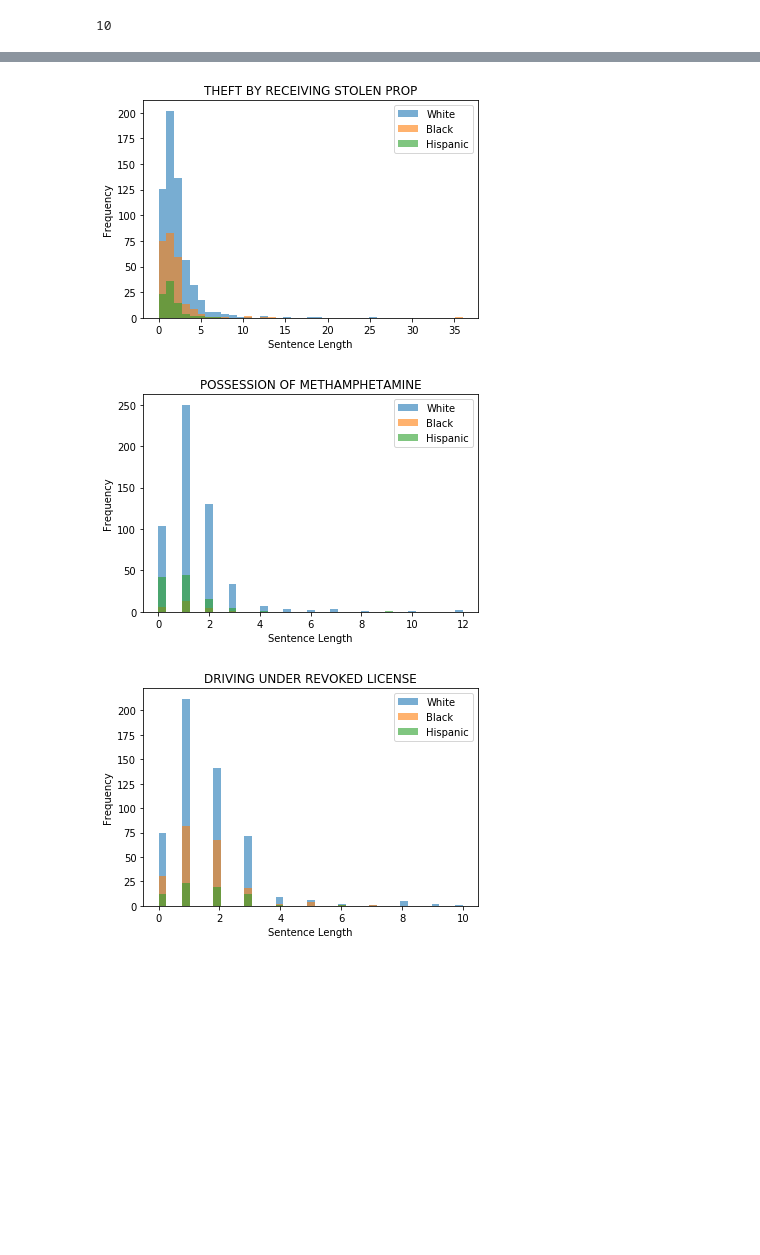
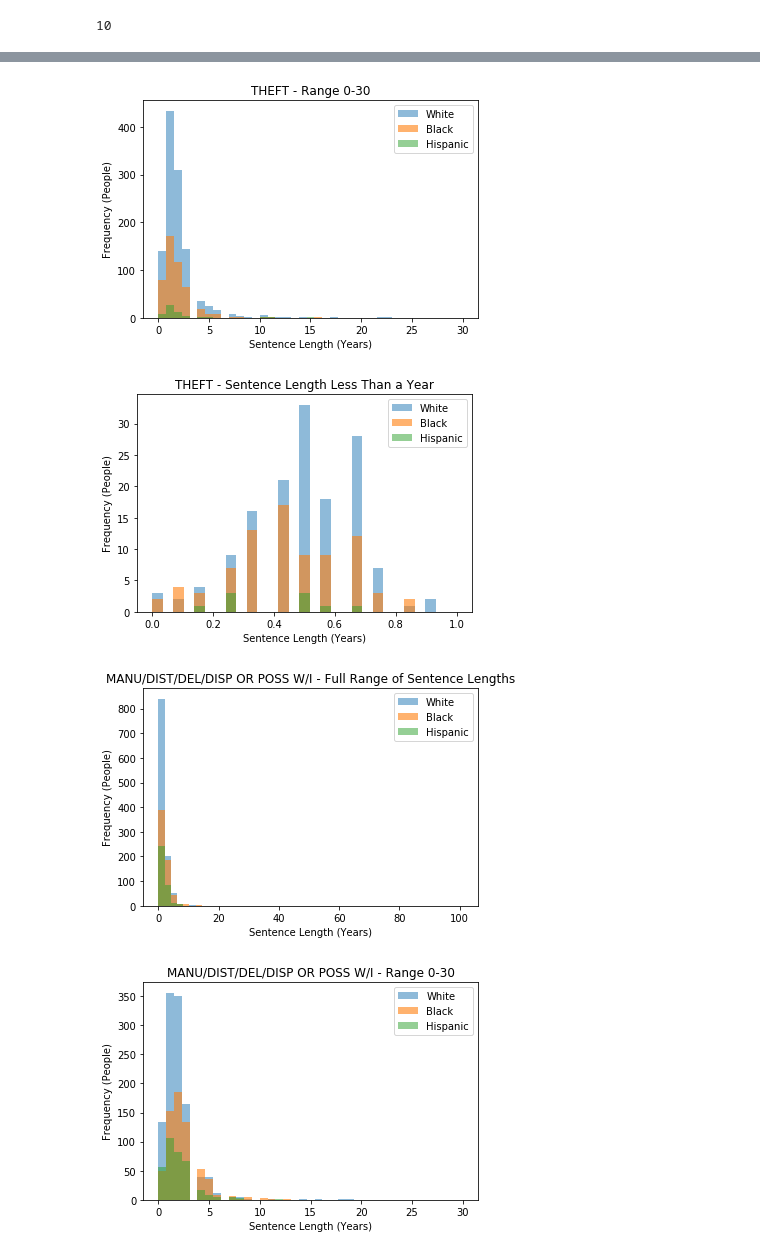
Before and after one commit to icwill/BigData_Spring2019_FinalProject, a Jupyter notebook: playing with visuals.ipynb, the cells around one changed output, grey strips where cells are left out. Drawn from its saved outputs; the diff is of its cells as text; code cells hidden in the pictures; blank space fills up the shorter version.

Commit message:
more visualizations

```diff
--- a/playing with visuals.ipynb
+++ b/playing with visuals.ipynb
@@ -347,34 +392,54 @@ for crime in top_crimes:
     for i in range(len(white_list)):
         if white_list[i] == "LFE" or white_list[i] == "DTH":
             white_list[i] = 122
-        white_list[i] = int(white_list[i])
+        white_list[i] = float(white_list[i])
         if white_list[i] < 0:
             white_list[i] = 0
     black_list = sentence_dict[crime + " - BLACK"]
     for i in range(len(black_list)):
         if black_list[i] == "LFE" or black_list[i] == "DTH":
             black_list[i] = 122
-        black_list[i] = int(black_list[i])
+        black_list[i] = float(black_list[i])
         if black_list[i] < 0:
             black_list[i] = 0
     hisp_list = sentence_dict[crime + " - HISPANIC"]
     for i in range(len(hisp_list)):
         if hisp_list[i] == "LFE" or hisp_list[i] == "DTH":
             hisp_list[i] = 122
-        hisp_list[i] = int(hisp_list[i])
+        hisp_list[i] = float(hisp_list[i])
         if hisp_list[i] < 0:
             hisp_list[i] = 0
 
 
-    bins = np.linspace(0, max(max(white_list), max(black_list)), 40)
-    plt.hist(white_list, bins, alpha=0.6, label='White')
+    bins = np.linspace(0, max(white_list), 50)
+    plt.hist(white_list, bins, alpha=0.5, label='White')
     plt.hist(black_list, bins, alpha=0.6, label='Black')
-    plt.hist(hisp_list, bins, alpha=0.6, label='Hispanic')
+    plt.hist(hisp_list, bins, alpha=0.5, label='Hispanic')
     plt.legend(loc='upper right')
-    plt.title(crime)
-    plt.xlabel("Sentence Length")
-    plt.ylabel("Frequency")
+    plt.title(crime + " - Full Range of Sentence Lengths")
+    plt.xlabel("Sentence Length (Years)")
+    plt.ylabel("Frequency (People)")
+    plt.show()
 
 
+    #plt.subplot(1, 2, 1)
+    bins = np.linspace(0, min(max(white_list), 30), 40)
+    plt.hist(white_list, bins, alpha=0.5, label='White')
+    plt.hist(black_list, bins, alpha=0.6, label='Black')
+    plt.hist(hisp_list, bins, alpha=0.5, label='Hispanic')
+    plt.legend(loc='upper right')
+    plt.title(crime + " - Range 0-30")
+    plt.xlabel("Sentence Length (Years)")
+    plt.ylabel("Frequency (People)")
     plt.show()
+
+    bins = np.linspace(0, min(max(white_list), 0.9999), 30)
+    plt.hist(white_list, bins, alpha=0.5, label='White')
+    plt.hist(black_list, bins, alpha=0.6, label='Black')
+    plt.hist(hisp_list, bins, alpha=0.5, label='Hispanic')
+    plt.legend(loc='upper right')
+    plt.title(crime + " - Sentence Length Less Than a Year")
+    plt.xlabel("Sentence Length (Years)")
+    plt.ylabel("Frequency (People)")
+    plt.show()
 # %% [output]
@@ -388,3 +453,4 @@ for crime in top_crimes:
-[figure, old version]
+[figure, new version]
-[figure, old version]
+[figure, new version]
-[figure, old version]
+[figure, new version]
+[figure, added]
```
Also changed, not shown: parts of 10 cells of this notebook.
